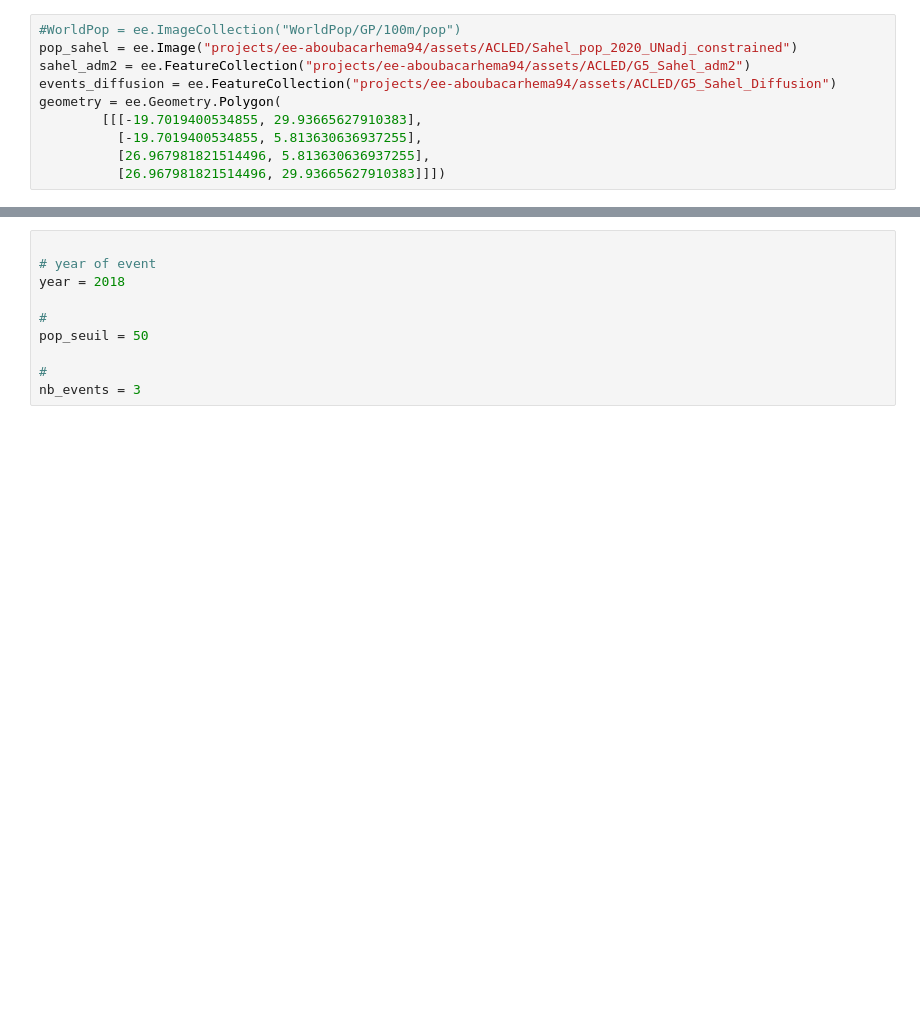
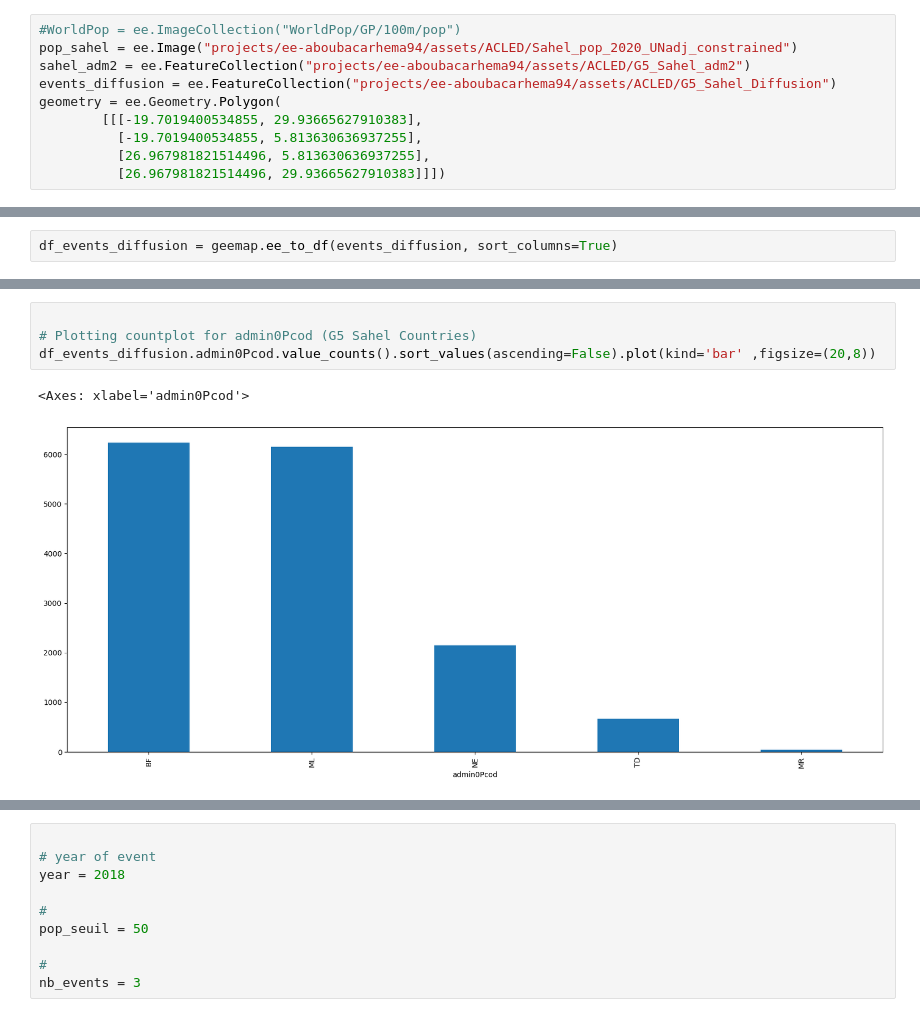
Before and after one commit to Abson-dev/Political-Violence-in-the-G5-Sahel-Countries, a Jupyter notebook: Conflict diffusion indicator/scripts/Conflict diffusion indicator Sahel many years.ipynb, the cells around one changed output, grey strips where cells are left out. Saved outputs shown, nothing was run; the diff lists cells and outputs as text; blank space fills up the shorter version.

```diff
--- a/Conflict diffusion indicator/scripts/Conflict diffusion indicator Sahel many years.ipynb
+++ b/Conflict diffusion indicator/scripts/Conflict diffusion indicator Sahel many years.ipynb
@@ -150,0 +258,2 @@ Map(bottom=2137.0, center=[18.22935133838668, 25.004882812500004], controls=(Wid
+# %%
+df_events_diffusion = geemap.ee_to_df(events_diffusion, sort_columns=True)
@@ -150,0 +292,7 @@ Map(bottom=2137.0, center=[18.22935133838668, 25.004882812500004], controls=(Wid
+# %%
+
+# Plotting countplot for admin0Pcod (G5 Sahel Countries)
+df_events_diffusion.admin0Pcod.value_counts().sort_values(ascending=False).plot(kind='bar' ,figsize=(20,8))
+# %% [output]
+<Axes: xlabel='admin0Pcod'>
+[figure, added]
```
Also changed, not shown: parts of 55 cells of this notebook.
